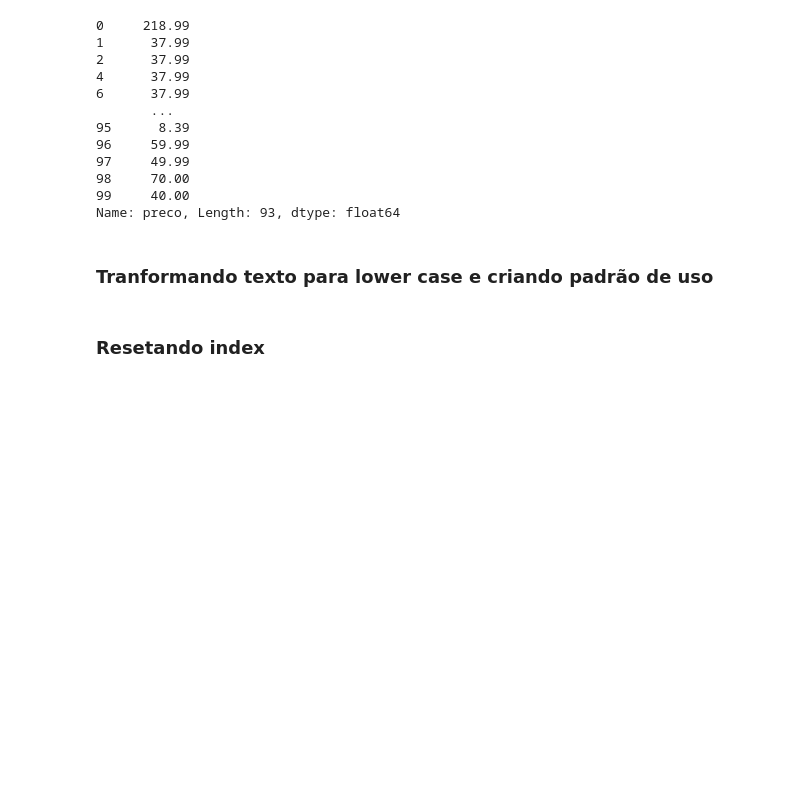
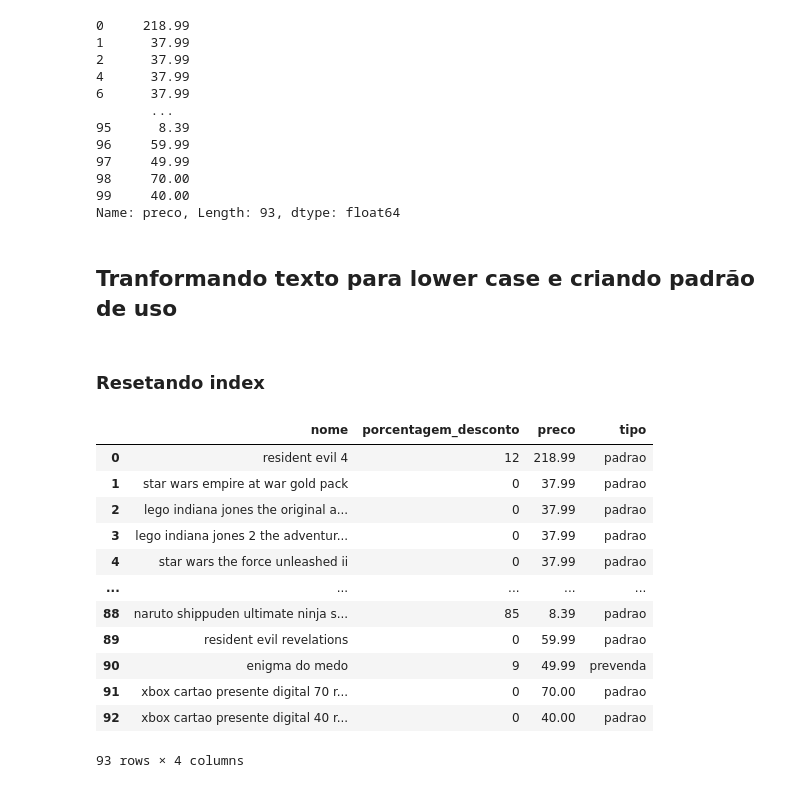
Before and after one commit to exodia-impacta-cca/AC02-WebMining-TuLaLu, a Jupyter notebook: 3_scripts/preparacao_dos_dados_esqueleto_v2.ipynb, the cells around one changed output. Saved outputs shown, nothing was run; the diff lists cells and outputs as text; code cells hidden in the pictures; blank space fills up the shorter version.

```diff
--- a/3_scripts/preparacao_dos_dados_esqueleto_v2.ipynb
+++ b/3_scripts/preparacao_dos_dados_esqueleto_v2.ipynb
@@ -203,7 +205,7 @@ dados.preco
 99     40.00
 Name: preco, Length: 93, dtype: float64
 # %% [markdown]
-### Tranformando texto para lower case e criando padrão de uso
+## Tranformando texto para lower case e criando padrão de uso
 # %%
 dados.nome = dados.nome.str.lower()
 dados.tipo = dados.tipo.str.lower()
@@ -211,3 +213,18 @@ dados.tipo = dados.tipo.str.lower()
 ### Resetando index
 # %%
 dados = dados.reset_index(drop=True)
+dados
+# %% [output]
+|  | nome | porcentagem_desconto | preco | tipo |
+| 0 | resident evil 4 | 12 | 218.99 | padrao |
+| 1 | star wars empire at war gold pack | 0 | 37.99 | padrao |
+| 2 | lego indiana jones the original a... | 0 | 37.99 | padrao |
+| 3 | lego indiana jones 2 the adventur... | 0 | 37.99 | padrao |
+| 4 | star wars the force unleashed ii | 0 | 37.99 | padrao |
+| ... | ... | ... | ... | ... |
+| 88 | naruto shippuden ultimate ninja s... | 85 | 8.39 | padrao |
+| 89 | resident evil revelations | 0 | 59.99 | padrao |
+| 90 | enigma do medo | 9 | 49.99 | prevenda |
+| 91 | xbox cartao presente digital 70 r... | 0 | 70.00 | padrao |
+| 92 | xbox cartao presente digital 40 r... | 0 | 40.00 | padrao |
+93 rows × 4 columns
```
Also changed, not shown: parts of 6 cells of this notebook.
